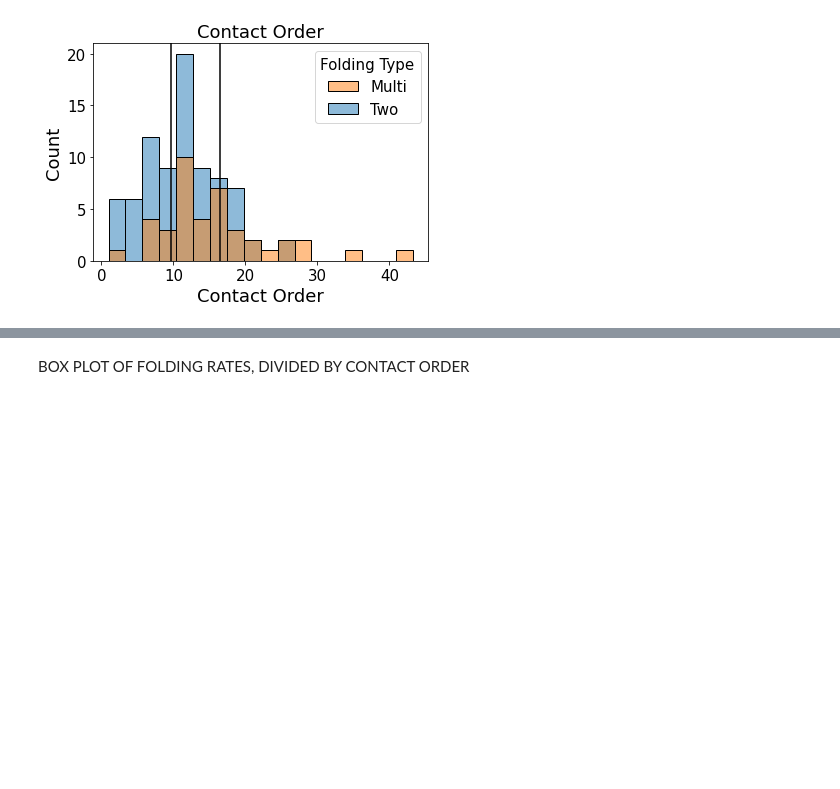
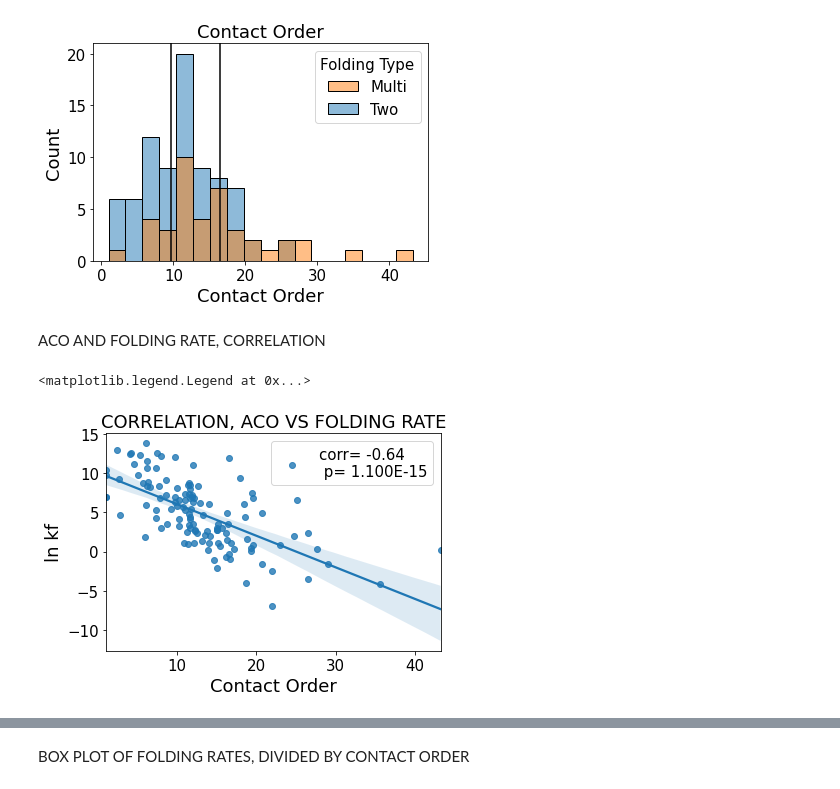
Before and after one commit to barbaroo/Topology_analysis, a Jupyter notebook: Size_CO.ipynb, the cells around one changed output, grey strips where cells are left out. Drawn from its saved outputs; the diff is of its cells as text; code cells hidden in the pictures; blank space fills up the shorter version.

```diff
--- a/Size_CO.ipynb
+++ b/Size_CO.ipynb
@@ -92,3 +92,18 @@ plt.title('Contact Order')
 # %% [output]
 Text(0.5, 1.0, 'Contact Order')
 [figure]
+# %% [markdown]
+ACO AND FOLDING RATE, CORRELATION
+# %%
+corr=correlate(data['Contact Order'], data['ln kf'])
+corr_coeff="%.2f" % round(corr[0], 2)
+pvalue="%.3f" % round(corr[1], 3)
+pvalue="%.3E" % corr[1]
+
+sns.regplot(x=data['Contact Order'], y=data['ln kf'],
+        label= 'corr= {}\n p= {}'.format(corr_coeff, pvalue))
+plt.title('CORRELATION, ACO VS FOLDING RATE')
+plt.legend()
+# %% [output]
+<matplotlib.legend.Legend at 0x...>
+[figure, added]
```
Also changed, not shown: parts of 9 cells of this notebook, 4 other files.
